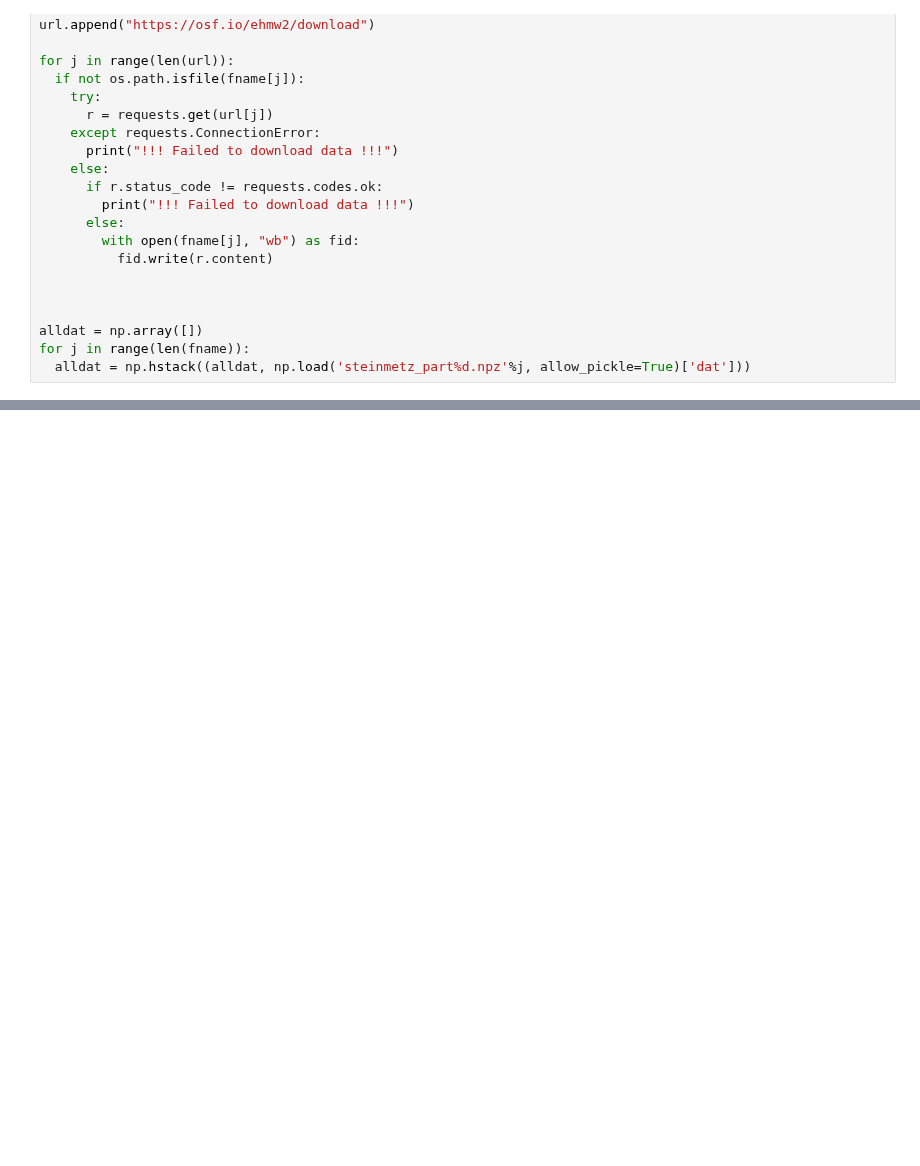
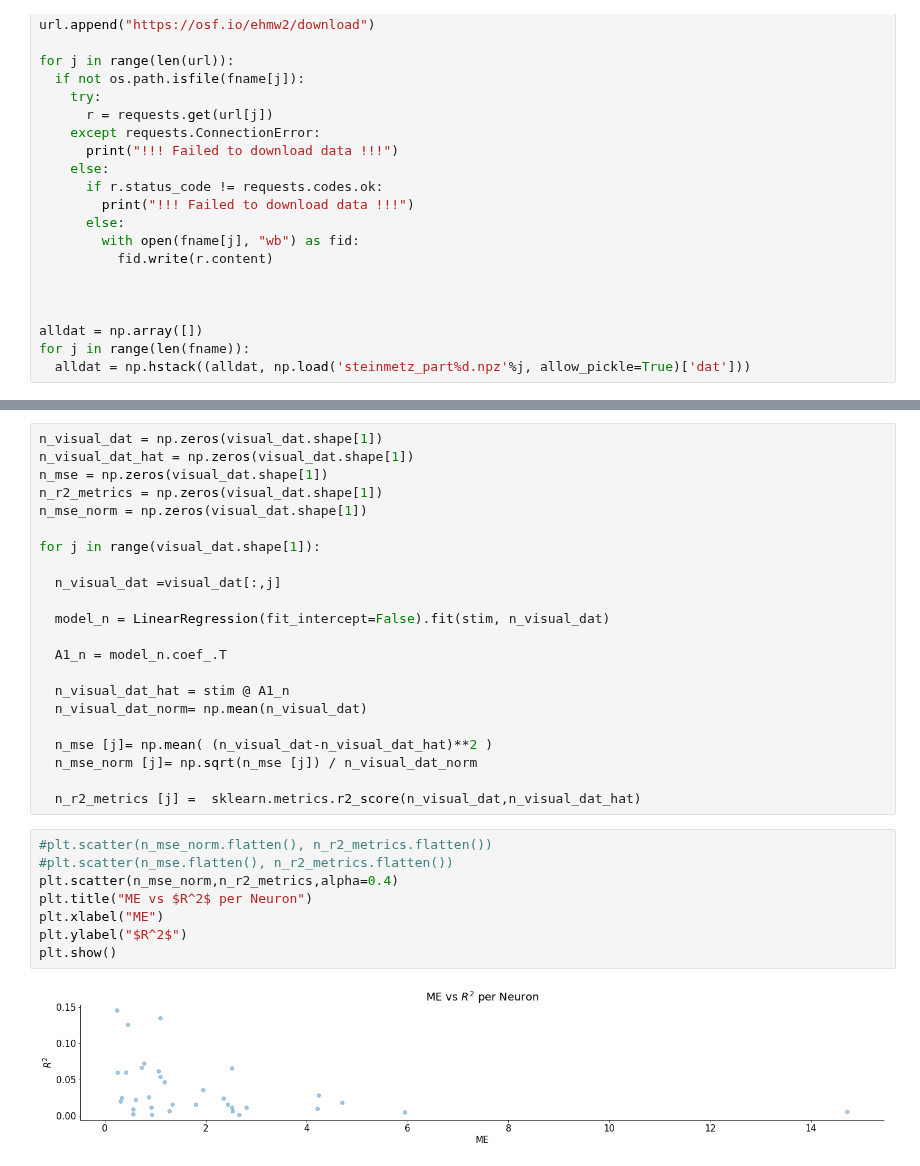
Before and after one commit to mgonzal1/nma_wombat_connectivy_project, a Jupyter notebook: connectivity.ipynb, the cells around one changed output, grey strips where cells are left out. Cells and saved outputs as stored; diff of their text form; blank space fills up the shorter version.

```diff
--- a/connectivity.ipynb
+++ b/connectivity.ipynb
@@ -355,0 +334,32 @@ ax.spines["left"].set_visible(False)
+# %%
+n_visual_dat = np.zeros(visual_dat.shape[1])
+n_visual_dat_hat = np.zeros(visual_dat.shape[1])
+n_mse = np.zeros(visual_dat.shape[1])
+n_r2_metrics = np.zeros(visual_dat.shape[1])
+n_mse_norm = np.zeros(visual_dat.shape[1])
+
+for j in range(visual_dat.shape[1]):
+
+  n_visual_dat =visual_dat[:,j]
+
+  model_n = LinearRegression(fit_intercept=False).fit(stim, n_visual_dat)
+
+  A1_n = model_n.coef_.T
+
+  n_visual_dat_hat = stim @ A1_n
+  n_visual_dat_norm= np.mean(n_visual_dat)
+
+  n_mse [j]= np.mean( (n_visual_dat-n_visual_dat_hat)**2 )
+  n_mse_norm [j]= np.sqrt(n_mse [j]) / n_visual_dat_norm
+
+  n_r2_metrics [j] =  sklearn.metrics.r2_score(n_visual_dat,n_visual_dat_hat)
+# %%
+#plt.scatter(n_mse_norm.flatten(), n_r2_metrics.flatten())
+#plt.scatter(n_mse.flatten(), n_r2_metrics.flatten())
+plt.scatter(n_mse_norm,n_r2_metrics,alpha=0.4)
+plt.title("ME vs $R^2$ per Neuron")
+plt.xlabel("ME")
+plt.ylabel("$R^2$")
+plt.show()
+# %% [output]
+[figure, added]
```
Also changed, not shown: parts of 40 cells of this notebook.
